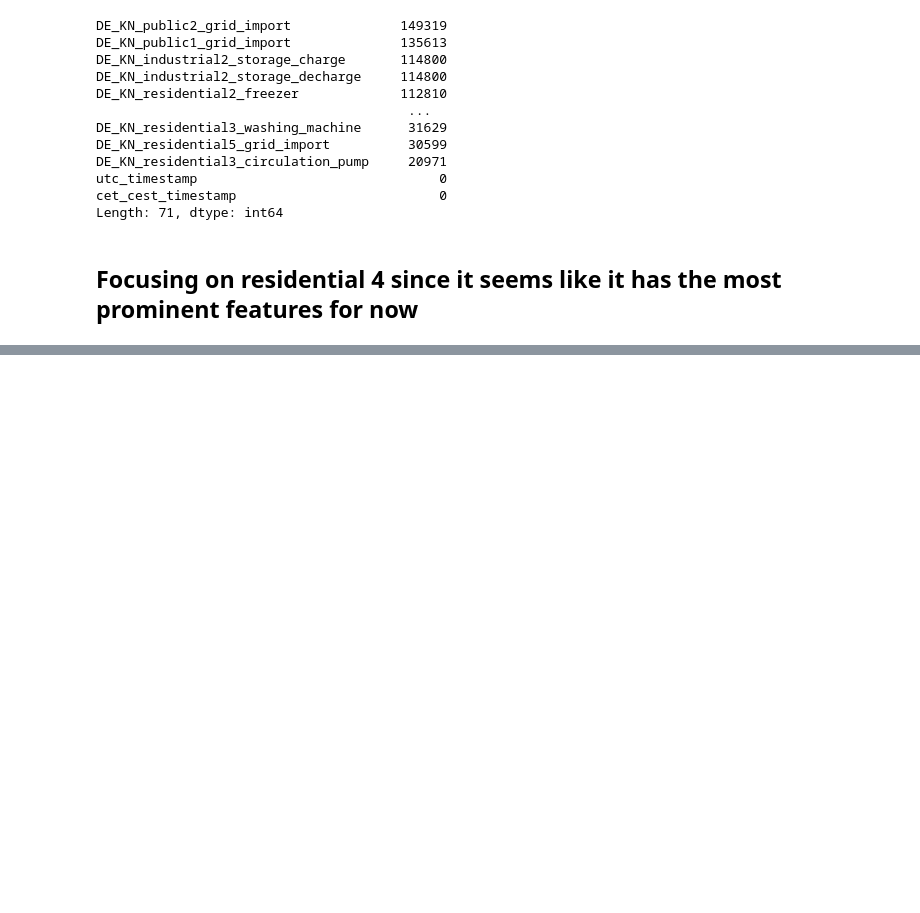
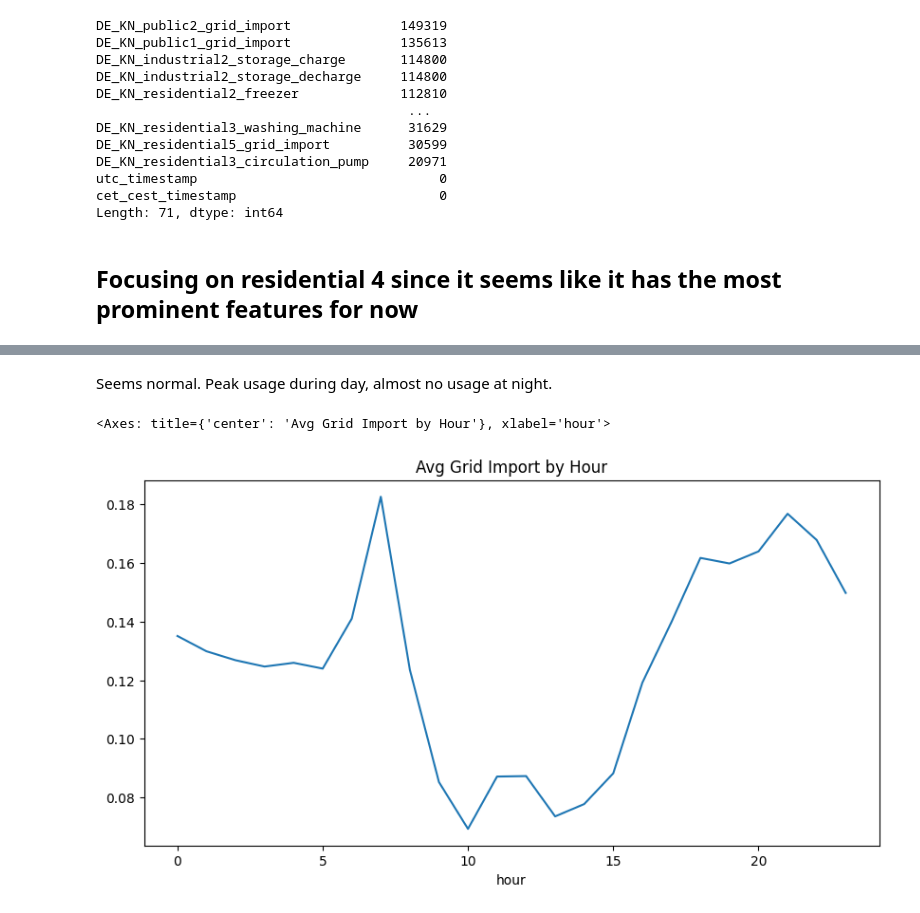
Before and after one commit to Iminza67/Household-Energy-Consumption-Generation-Analysis, a Jupyter notebook: notebooks/EDA.ipynb, the cells around one changed output, grey strips where cells are left out. Cells and saved outputs as stored; diff of their text form; code cells hidden in the pictures; blank space fills up the shorter version.

```diff
--- a/notebooks/EDA.ipynb
+++ b/notebooks/EDA.ipynb
@@ -87,0 +211,9 @@ datetime64[us, UTC]
+# %% [markdown]
+Seems normal. Peak usage during day, almost no usage at night.
+# %%
+res4["hour"] = res4.index.hour
+
+res4.groupby("hour")["grid_import"].mean().plot(title="Avg Grid Import by Hour", figsize=(10,5))
+# %% [output]
+<Axes: title={'center': 'Avg Grid Import by Hour'}, xlabel='hour'>
+[figure, added]
```
Also changed, not shown: parts of 36 cells of this notebook.
